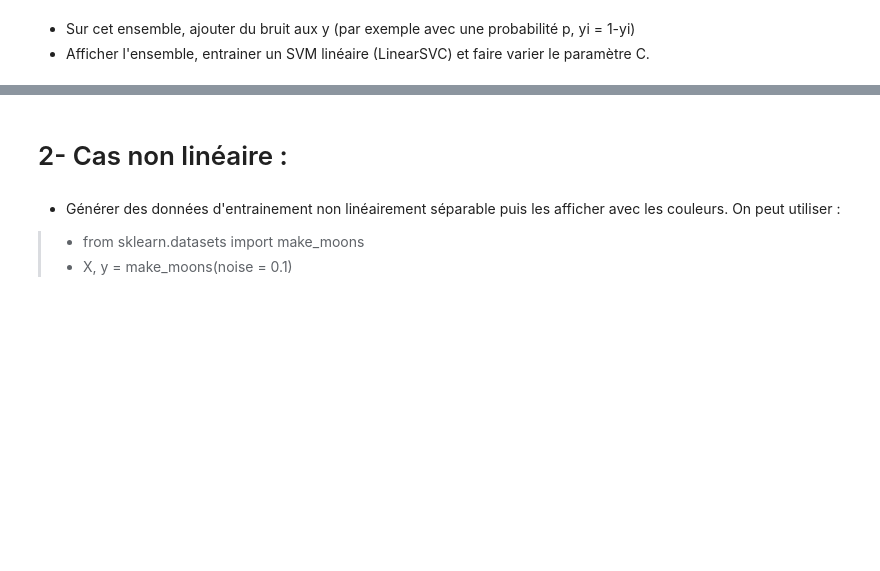
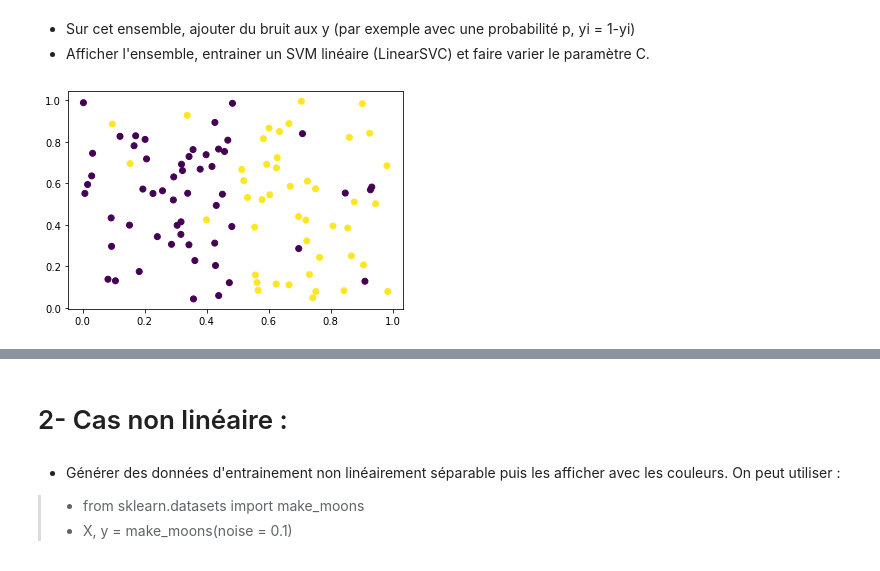
Before and after one commit to louiskuhn/IA-P2-Euskadi, a Jupyter notebook: Ressources/Machine Learning/SVM/1. Les SVM_exo1.ipynb, the cells around one changed output, grey strips where cells are left out. Drawn from its saved outputs; the diff is of its cells as text; code cells hidden in the pictures; blank space fills up the shorter version.

```diff
--- a/Ressources/Machine Learning/SVM/1. Les SVM_exo1.ipynb
+++ b/Ressources/Machine Learning/SVM/1. Les SVM_exo1.ipynb
@@ -17,3 +57,15 @@ import matplotlib.pyplot as plt
 # %% [markdown]
 - Sur cet ensemble, ajouter du bruit aux y (par exemple avec une probabilité p, yi = 1-yi)
 - Afficher l'ensemble, entrainer un SVM linéaire (LinearSVC) et faire varier le paramètre C.
+# %%
+np.random.seed(123)
+X = np.random.rand(100,2)
+y = X[:,0] > 0.5
+
+# o, choisit 10 observations au hasard pour lesquelles on va inverser y
+obs_bruit = np.random.choice(range(len(y)),10)
+y[obs_bruit] = 1 - y[obs_bruit]
+
+plt.scatter(X[:,0], X[:,1], c=y);
+# %% [output]
+[figure, added]
```
Also changed, not shown: parts of 5 cells of this notebook, 1 other file.
